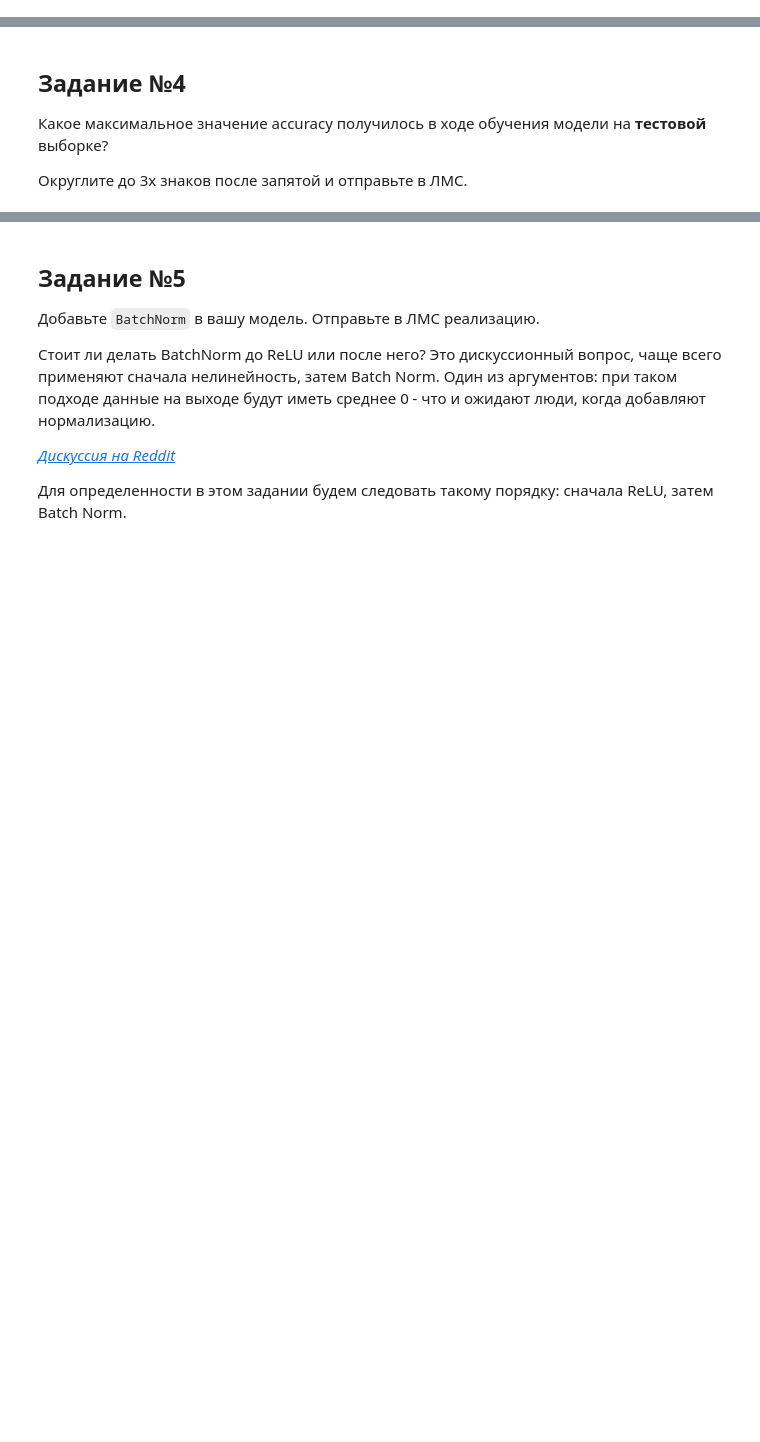
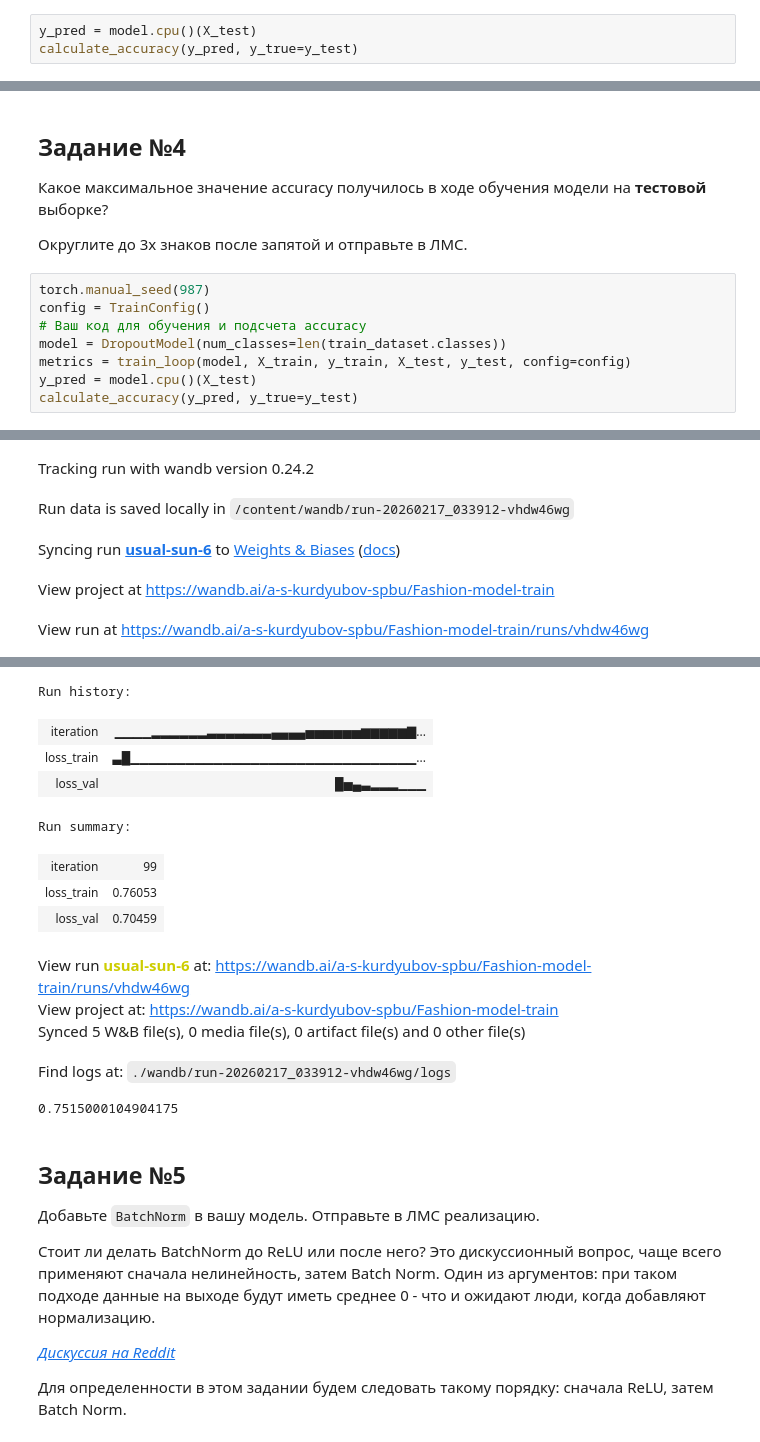
Before and after one commit to AndreyKurdyubov/Karpov.courses_DL, a Jupyter notebook: Base_DL/hw3-student.ipynb, the cells around one changed output, grey strips where cells are left out. Drawn from its saved outputs; the diff is of its cells as text; blank space fills up the shorter version.

```diff
--- a/Base_DL/hw3-student.ipynb
+++ b/Base_DL/hw3-student.ipynb
@@ -149,0 +305,3 @@ config = TrainConfig()
+# %%
+y_pred = model.cpu()(X_test)
+calculate_accuracy(y_pred, y_true=y_test)
@@ -177,3 +449,12 @@ config = TrainConfig()
 Какое максимальное значение accuracy получилось в ходе обучения модели на **тестовой** выборке?
 
 Округлите до 3х знаков после запятой и отправьте в ЛМС.
+# %%
+torch.manual_seed(987)
+config = TrainConfig()
+# Ваш код для обучения и подсчета accuracy
+model = DropoutModel(num_classes=len(train_dataset.classes))
+metrics = train_loop(model, X_train, y_train, X_test, y_test, config=config)
+y_pred = model.cpu()(X_test)
+calculate_accuracy(y_pred, y_true=y_test)
+# %% [output]
@@ -179,0 +462,5 @@ config = TrainConfig()
+Tracking run with wandb version 0.24.2
+Run data is saved locally in /content/wandb/run-20260217_033912-vhdw46wg
+Syncing run usual-sun-6 to Weights & Biases (docs)
+View project at https://wandb.ai/a-s-kurdyubov-spbu/Fashion-model-train
+View run at https://wandb.ai/a-s-kurdyubov-spbu/Fashion-model-train/runs/vhdw46wg
@@ -180,3 +468,16 @@ config = TrainConfig()
+Run history:
+| iteration | ▁▁▁▁▂▂▂▂▂▂▃▃▃▃▃▃▃▄▄▄▄▅▅▅▅▅▅▆▆▆▆▆▇... |
+| loss_train | ▃█▁▁▁▁▁▁▁▁▁▁▁▁▁▁▁▁▁▁▁▁▁▁▁▁▁▁▁▁▁▁▁... |
+| loss_val | █▅▄▃▂▂▂▁▁▁ |
+Run summary:
+| iteration | 99 |
+| loss_train | 0.76053 |
+| loss_val | 0.70459 |
+View run usual-sun-6 at: https://wandb.ai/a-s-kurdyubov-spbu/Fashion-model-train/runs/vhdw46wg
+View project at: https://wandb.ai/a-s-kurdyubov-spbu/Fashion-model-train
+Synced 5 W&B file(s), 0 media file(s), 0 artifact file(s) and 0 other file(s)
+Find logs at: ./wandb/run-20260217_033912-vhdw46wg/logs
+0.7515000104904175
 # %% [markdown]
 ## Задание №5
 
```
Also changed, not shown: parts of 22 cells of this notebook, 2 other files.
